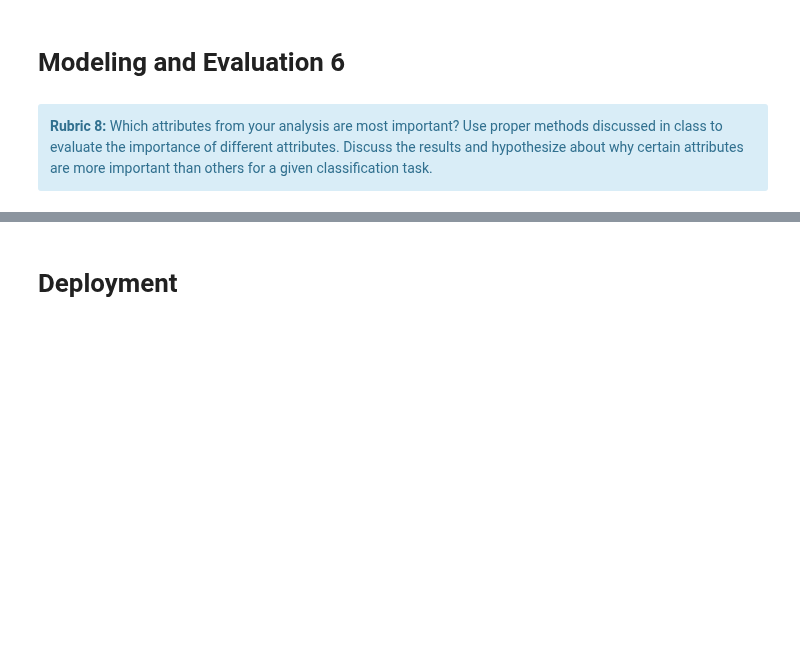
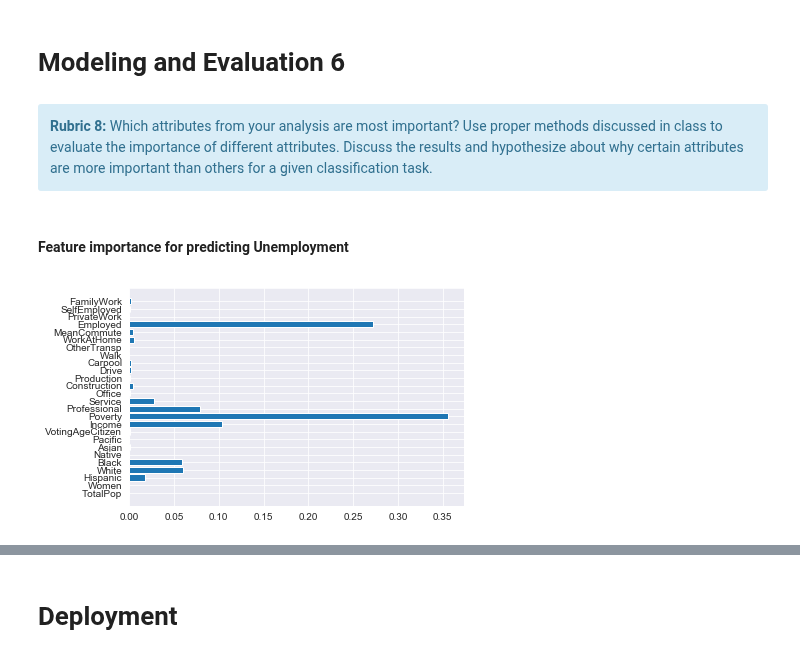
Before and after one commit to kmrollins/MSDS7331-Labs, a Jupyter notebook: MSDS7331_Team3_Lab2.ipynb, the cells around one changed output, grey strips where cells are left out. Drawn from its saved outputs; the diff is of its cells as text; code cells hidden in the pictures; blank space fills up the shorter version.

Commit message:
Cleaning up code, feature importance

```diff
--- a/MSDS7331_Team3_Lab2.ipynb
+++ b/MSDS7331_Team3_Lab2.ipynb
@@ -480,6 +488,7 @@ from time import time
 rfclf = RandomForestClassifier(max_depth=5, n_estimators=10)
 #Fitting RF model on training data
 rfclf.fit(X_trainU, y_trainU)
+rfclf_u = rfclf
 
 # The random forest model prediction
 start = time()
@@ -792,3 +822,14 @@ Higher F-measure would always be better as we need to have lower false positives
 <div class="alert alert-block alert-info">
 <b>Rubric 8:</b> Which attributes from your analysis are most important? Use proper methods discussed in class to evaluate the importance of different attributes. Discuss the results and hypothesize about why certain attributes are more important than others for a given classification task.
 </div>
+# %% [markdown]
+#### Feature importance for predicting Unemployment
+# %%
+plt.barh(df_17_model.columns, rfclf_u.feature_importances_)
+plt.show()
+#for i, feature in reversed(list(enumerate(df_17_model.columns))):
+    #importance = rfclf_u.feature_importances_[i]
+    #sig = " *" if importance > 0.05 else ""
+    #print(str(i)+'. '+feature+' importance: '+str(importance)+sig)
+# %% [output]
+[figure, added]
```
Also changed, not shown: parts of 38 cells of this notebook.
